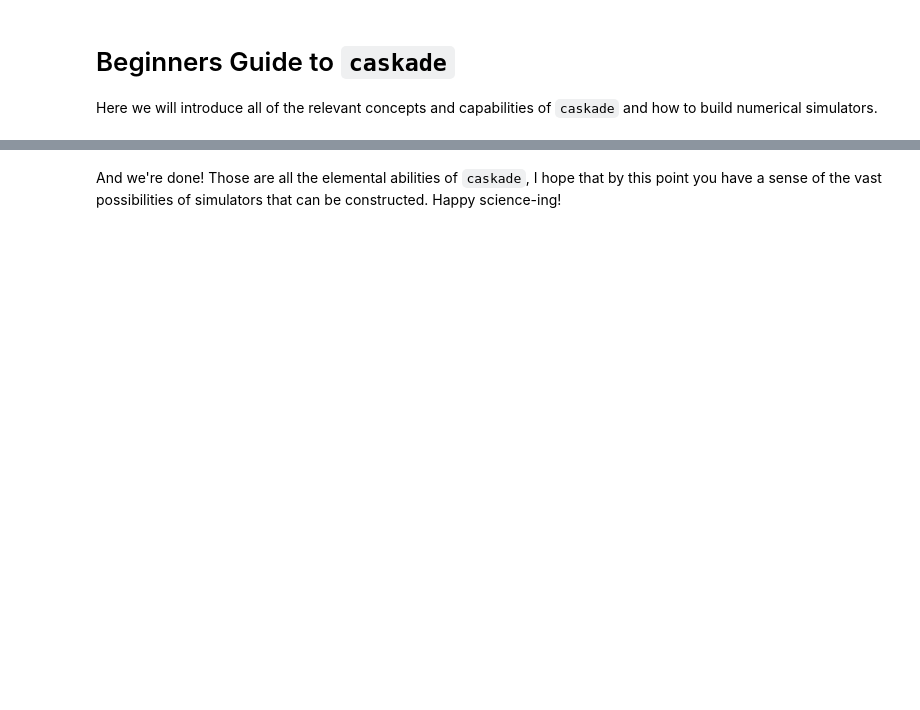
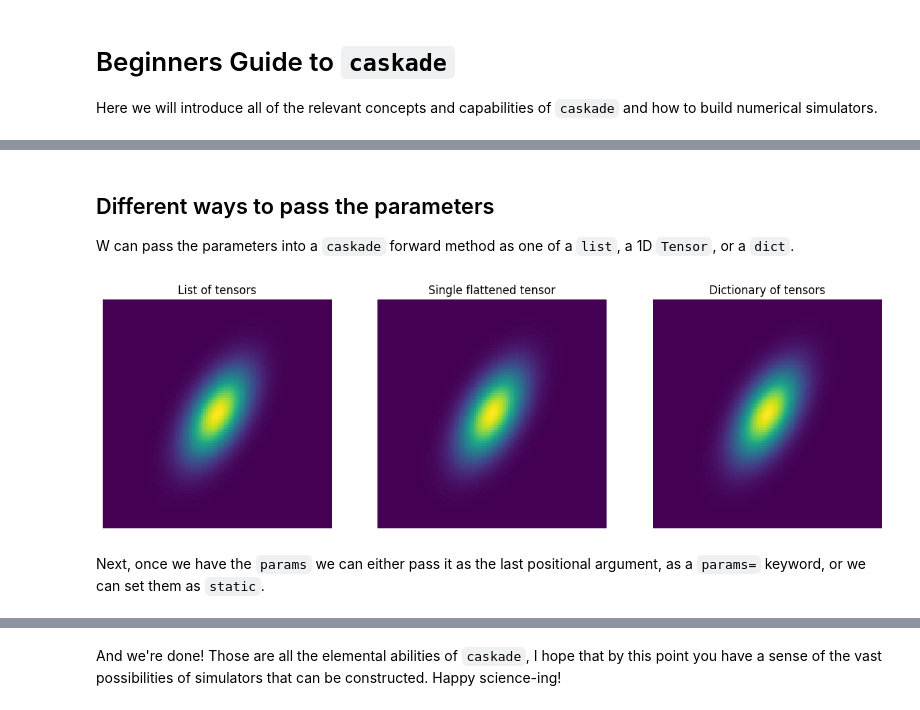
Before and after one commit to ConnorStoneAstro/caskade, a Jupyter notebook: docs/notebooks/BeginnersGuide.ipynb, the cells around one changed output, grey strips where cells are left out. Saved outputs shown, nothing was run; the diff lists cells and outputs as text; code cells hidden in the pictures; blank space fills up the shorter version.

```diff
--- a/docs/notebooks/BeginnersGuide.ipynb
+++ b/docs/notebooks/BeginnersGuide.ipynb
@@ -288,0 +69,28 @@ mymainfunction funky:  tensor([[[  1062.,   9885.,  45402.],
+# %% [markdown]
+## Different ways to pass the parameters
+
+W can pass the parameters into a `caskade` forward method as one of a `list`, a 1D `Tensor`, or a `dict`.
+# %%
+fig, ax = plt.subplots(1, 3, figsize=(15, 5))
+# List of tensors (this is what we did above)
+params_list = [torch.tensor((0.0, 0.0)), torch.tensor(0.5), torch.tensor(3.14 / 3)]
+ax[0].imshow(firstsim.brightness(x, y, params_list), origin="lower")
+ax[0].axis("off")
+ax[0].set_title("List of tensors")
+
+# Single flattened tensor
+params_tensor = torch.cat([p.flatten() for p in params_list])
+ax[1].imshow(firstsim.brightness(x, y, params_tensor), origin="lower")
+ax[1].axis("off")
+ax[1].set_title("Single flattened tensor")
+
+# Dictionary of tensors, using attribute names of either Param or Module objects
+params_dict = {"x0": torch.tensor((0.0, 0.0)), "q": torch.tensor(0.5), "phi": torch.tensor(3.14 / 3)}
+ax[2].imshow(firstsim.brightness(x, y, params_dict), origin="lower")
+ax[2].axis("off")
+ax[2].set_title("Dictionary of tensors")
+plt.show()
+# %% [output]
+[figure, added]
+# %% [markdown]
+Next, once we have the `params` we can either pass it as the last positional argument, as a `params=` keyword, or we can set them as `static`.
```
Also changed, not shown: parts of 51 cells of this notebook, 2 other files.
